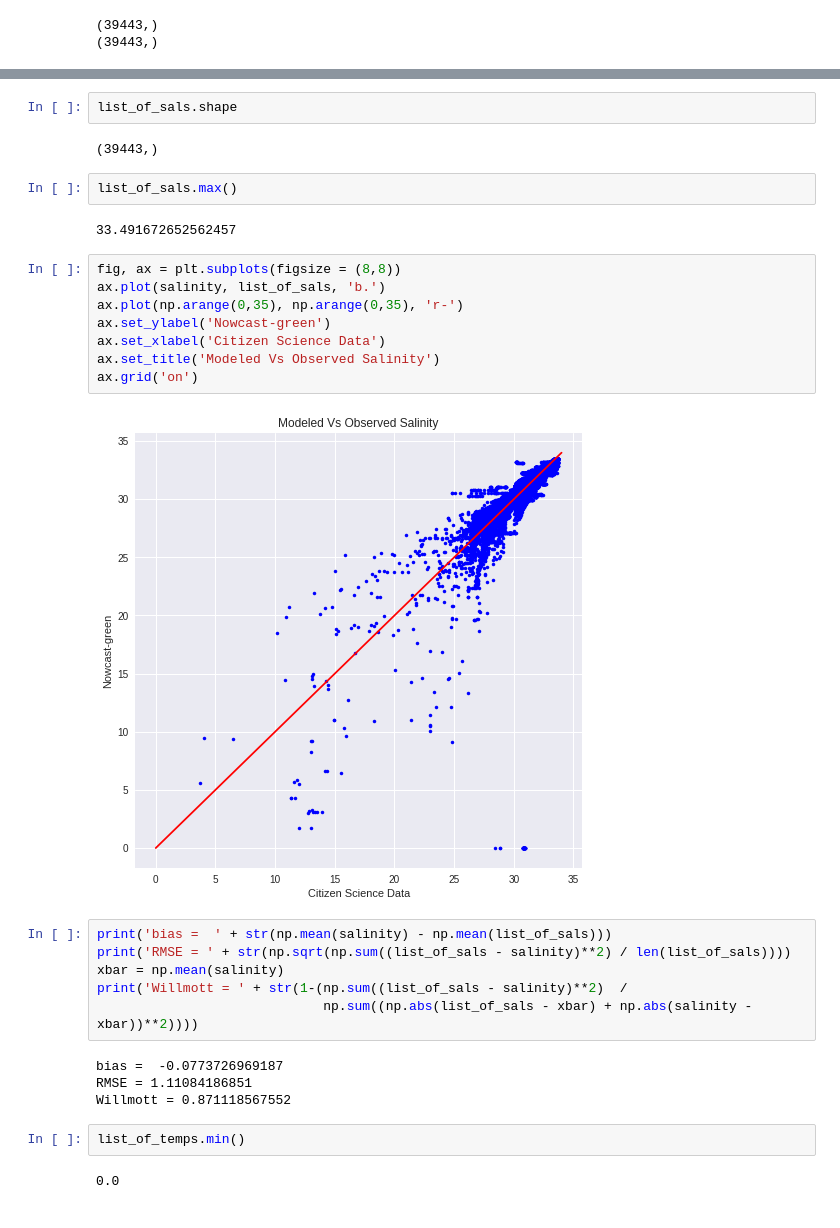
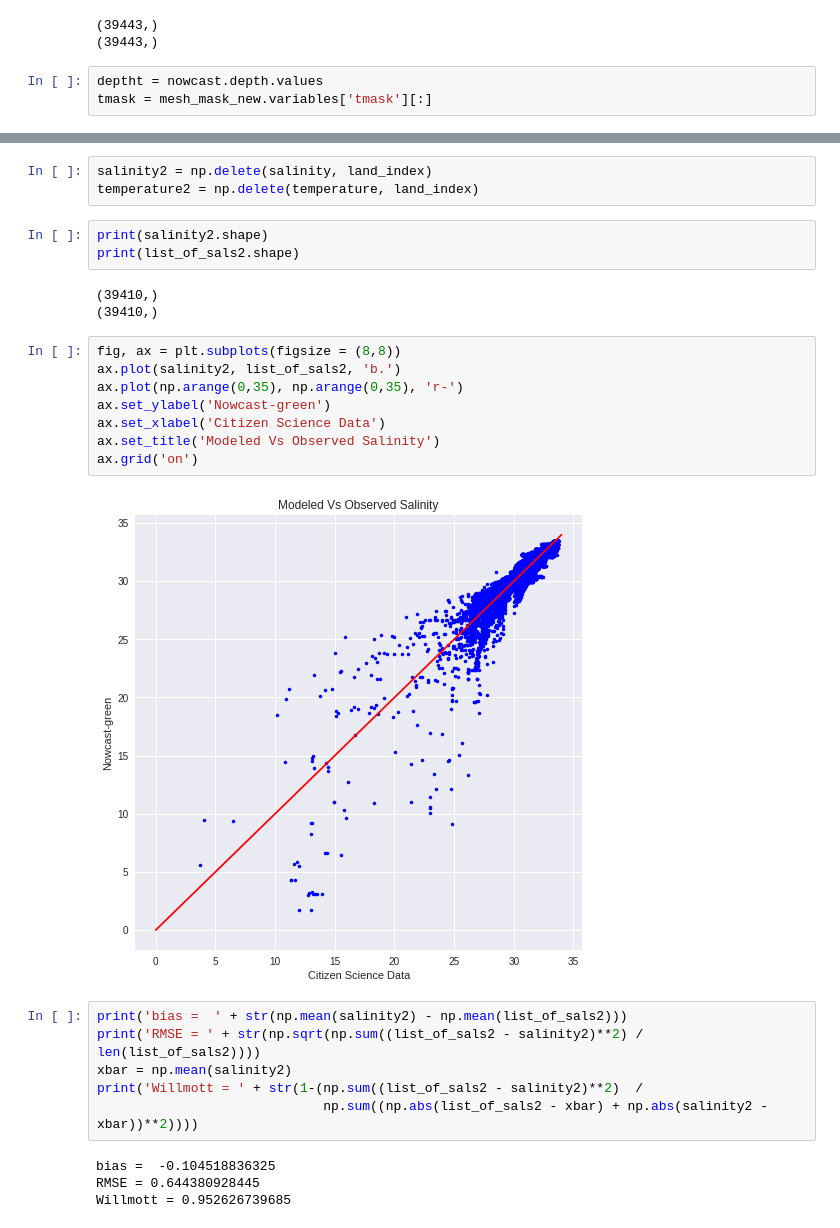
Before and after one commit to SalishSeaCast/analysis-vicky, a Jupyter notebook: notebooks/citizensience.ipynb, the cells around one changed output, grey strips where cells are left out. Saved outputs shown, nothing was run; the diff lists cells and outputs as text.

Commit message:
Remove land points in citizen data comparison.

```diff
--- a/notebooks/citizensience.ipynb
+++ b/notebooks/citizensience.ipynb
@@ -84,4 +84,7 @@ print(depth.shape)
 # %% [output]
 (39443,)
 (39443,)
+# %%
+deptht = nowcast.depth.values
+tmask = mesh_mask_new.variables['tmask'][:]
 # %%
@@ -143,32 +139,29 @@ for n in range(39443):
-# %%
-list_of_sals.shape
-# %% [output]
-(39443,)
-# %%
-list_of_sals.max()
-# %% [output]
-33.491672652562457
+# %%
+salinity2 = np.delete(salinity, land_index)
+temperature2 = np.delete(temperature, land_index)
+# %%
+print(salinity2.shape)
+print(list_of_sals2.shape)
+# %% [output]
+(39410,)
+(39410,)
 # %%
 fig, ax = plt.subplots(figsize = (8,8))
-ax.plot(salinity, list_of_sals, 'b.')
+ax.plot(salinity2, list_of_sals2, 'b.')
 ax.plot(np.arange(0,35), np.arange(0,35), 'r-')
 ax.set_ylabel('Nowcast-green')
 ax.set_xlabel('Citizen Science Data')
 ax.set_title('Modeled Vs Observed Salinity')
 ax.grid('on')
 # %% [output]
-[figure, old version]
+[figure, new version]
 # %%
-print('bias =  ' + str(np.mean(salinity) - np.mean(list_of_sals)))
-print('RMSE = ' + str(np.sqrt(np.sum((list_of_sals - salinity)**2) / len(list_of_sals))))
-xbar = np.mean(salinity)
-print('Willmott = ' + str(1-(np.sum((list_of_sals - salinity)**2)  /
-                             np.sum((np.abs(list_of_sals - xbar) + np.abs(salinity - xbar))**2))))
+print('bias =  ' + str(np.mean(salinity2) - np.mean(list_of_sals2)))
+print('RMSE = ' + str(np.sqrt(np.sum((list_of_sals2 - salinity2)**2) / len(list_of_sals2))))
+xbar = np.mean(salinity2)
+print('Willmott = ' + str(1-(np.sum((list_of_sals2 - salinity2)**2)  /
+                             np.sum((np.abs(list_of_sals2 - xbar) + np.abs(salinity2 - xbar))**2))))
 # %% [output]
-bias =  -0.0773726969187
-RMSE = 1.11084186851
-Willmott = 0.871118567552
+bias =  -0.104518836325
+RMSE = 0.644380928445
+Willmott = 0.952626739685
-# %%
-list_of_temps.min()
-# %% [output]
-0.0
```
Also changed, not shown: parts of 5 cells of this notebook.
